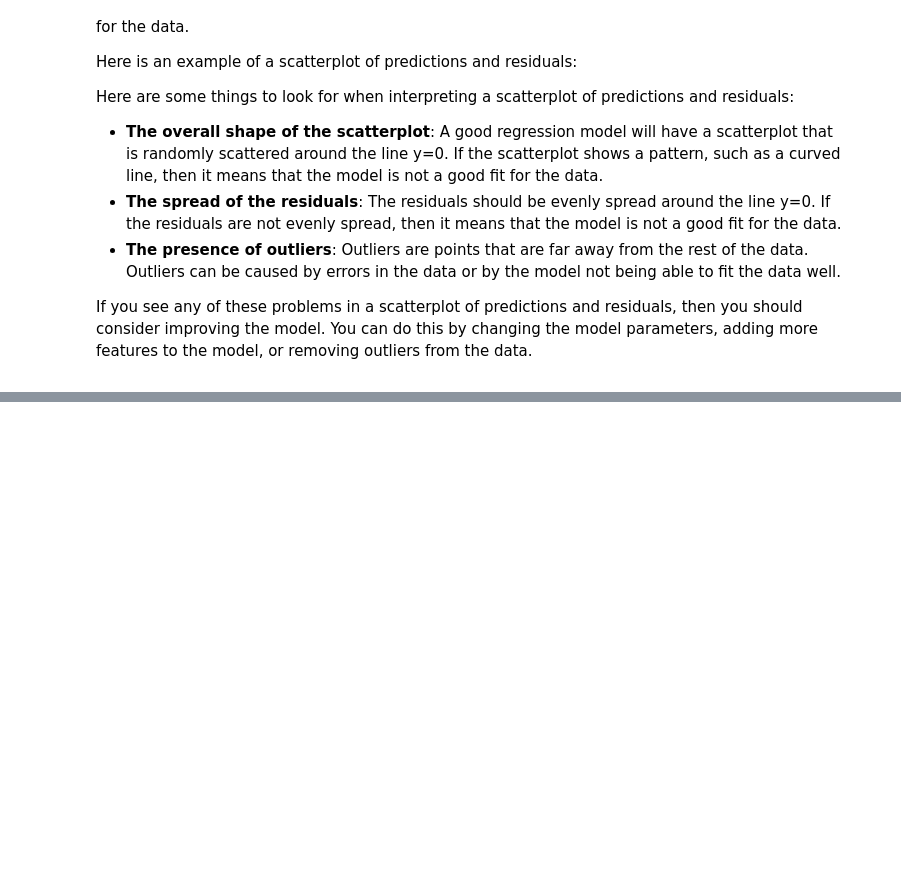
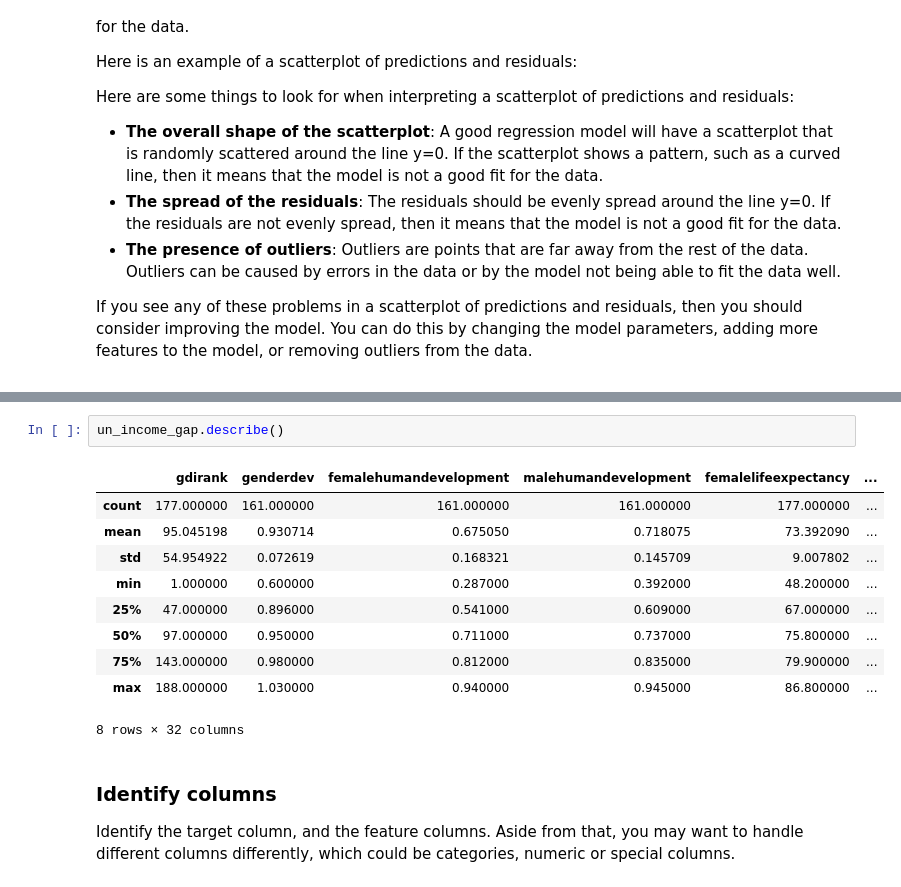
Before and after one commit to alextanhongpin/data-cleaning-and-exploration-with-machine-learning, a Jupyter notebook: 09_knearest_neighbors_decision_tree_random_forest_and_gradient_boosted_regression.ipynb, the cells around one changed output, grey strips where cells are left out. Saved outputs shown, nothing was run; the diff lists cells and outputs as text; folded sections open; blank space fills up the shorter version.

```diff
--- a/09_knearest_neighbors_decision_tree_random_forest_and_gradient_boosted_regression.ipynb
+++ b/09_knearest_neighbors_decision_tree_random_forest_and_gradient_boosted_regression.ipynb
@@ -324,0 +426,17 @@ If you see any of these problems in a scatterplot of predictions and residuals,
+# %%
+un_income_gap.describe()
+# %% [output]
+|  | gdirank | genderdev | femalehumandevelopment | malehumandevelopment | femalelifeexpectancy | ... |
+| count | 177.000000 | 161.000000 | 161.000000 | 161.000000 | 177.000000 | ... |
+| mean | 95.045198 | 0.930714 | 0.675050 | 0.718075 | 73.392090 | ... |
+| std | 54.954922 | 0.072619 | 0.168321 | 0.145709 | 9.007802 | ... |
+| min | 1.000000 | 0.600000 | 0.287000 | 0.392000 | 48.200000 | ... |
+| 25% | 47.000000 | 0.896000 | 0.541000 | 0.609000 | 67.000000 | ... |
+| 50% | 97.000000 | 0.950000 | 0.711000 | 0.737000 | 75.800000 | ... |
+| 75% | 143.000000 | 0.980000 | 0.812000 | 0.835000 | 79.900000 | ... |
+| max | 188.000000 | 1.030000 | 0.940000 | 0.945000 | 86.800000 | ... |
+8 rows × 32 columns
+# %% [markdown]
+### Identify columns
+
+Identify the target column, and the feature columns. Aside from that, you may want to handle different columns differently, which could be categories, numeric or special columns.
```
Also changed, not shown: parts of 28 cells of this notebook.
